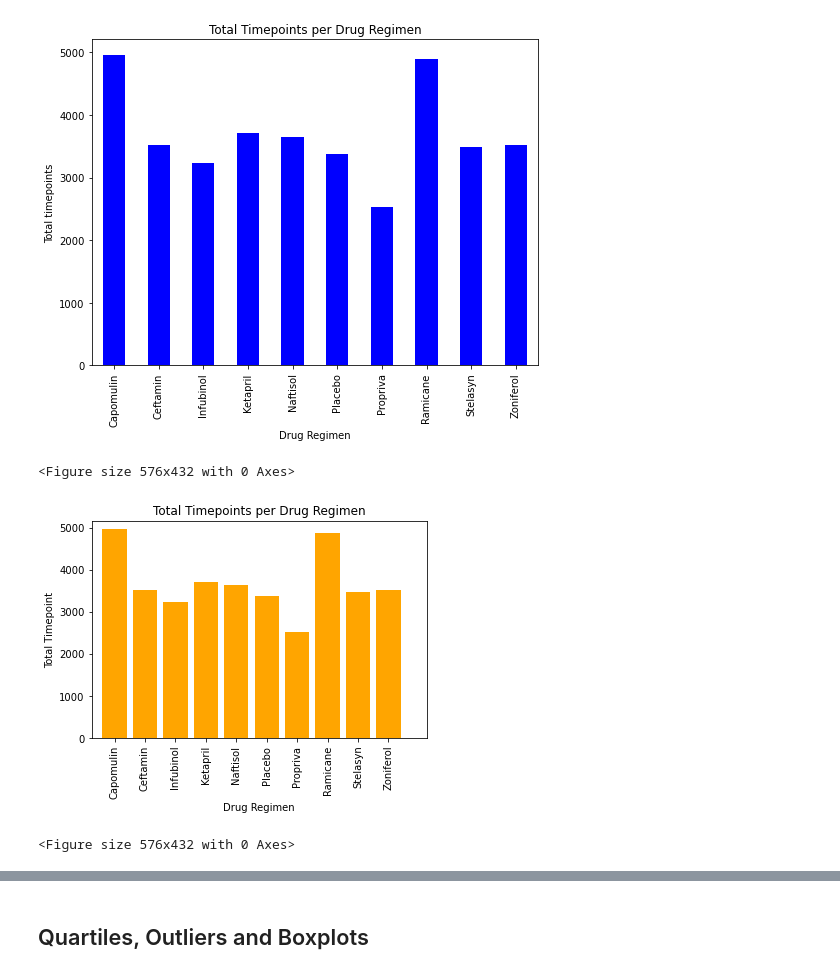
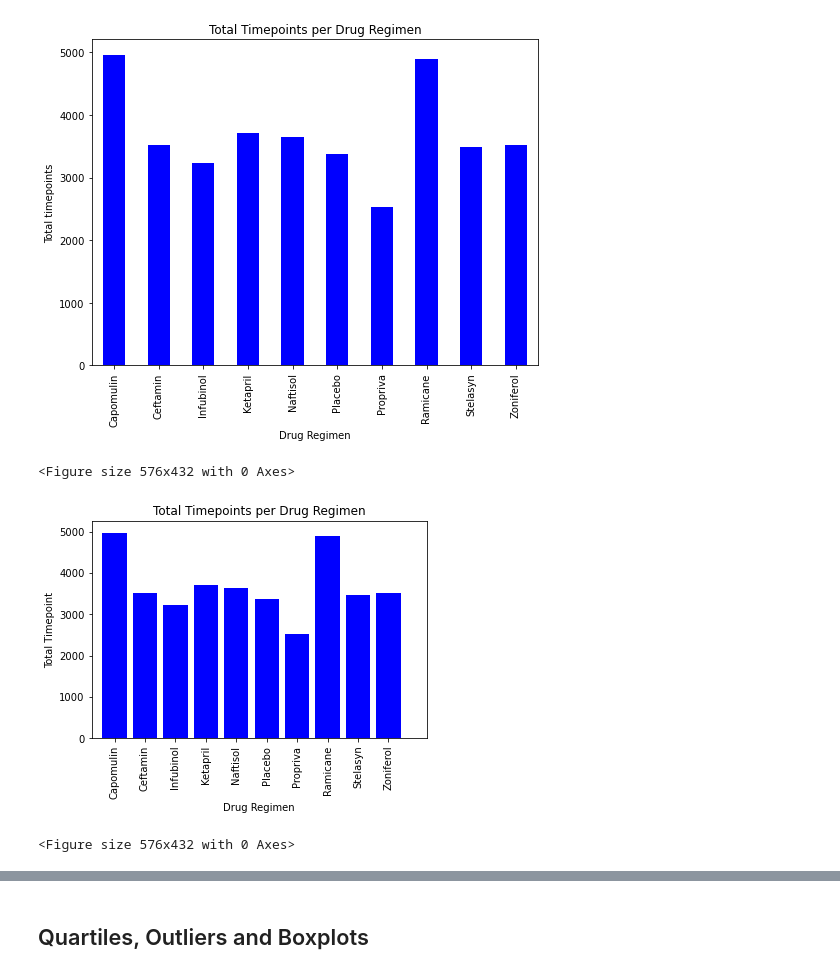
Before and after one commit to yan-ash/matplot_challenge, a Jupyter notebook: pymaceuticals_starter.ipynb, the cells around one changed output, grey strips where cells are left out. Saved outputs shown, nothing was run; the diff lists cells and outputs as text; code cells hidden in the pictures.

```diff
--- a/pymaceuticals_starter.ipynb
+++ b/pymaceuticals_starter.ipynb
@@ -172,23 +172,23 @@ plt.show()
 # %%
 # Generate a bar plot showing the total number of timepoints for all mice tested for each drug regimen using pyplot.
 
 timepoints_total=drug_regimen["Timepoint"].sum()
 axis_drug=np.arange(len(drug_regimen["Drug Regimen"]))
 #print(axis_drug)
-plt.bar(axis_drug,timepoints_total,color='orange',align="center")
+plt.bar(axis_drug,timepoints_total,color='b',align="center")
 tick_list=drug_regimen_df.index.values.tolist()
 tick_locations=[value for value in axis_drug]
 plt.xticks(tick_locations,tick_list, rotation='vertical')
 plt.xlim(-0.75, len(axis_drug)+0.25)
-plt.ylim(0, max(timepoints_total)+200)
+plt.ylim(0, max(timepoints_total)+300)
 
 plt.title("Total Timepoints per Drug Regimen")
 plt.xlabel("Drug Regimen")
 plt.ylabel("Total Timepoint")
 plt.figure(figsize=(8,6))
 # %% [output]
 <Figure size 576x432 with 0 Axes>
-[figure, old version]
+[figure, new version]
 <Figure size 576x432 with 0 Axes>
 # %%
 # Generate a pie plot showing the distribution of female versus male mice using Pandas
```
Also changed, not shown: parts of 10 cells of this notebook.
